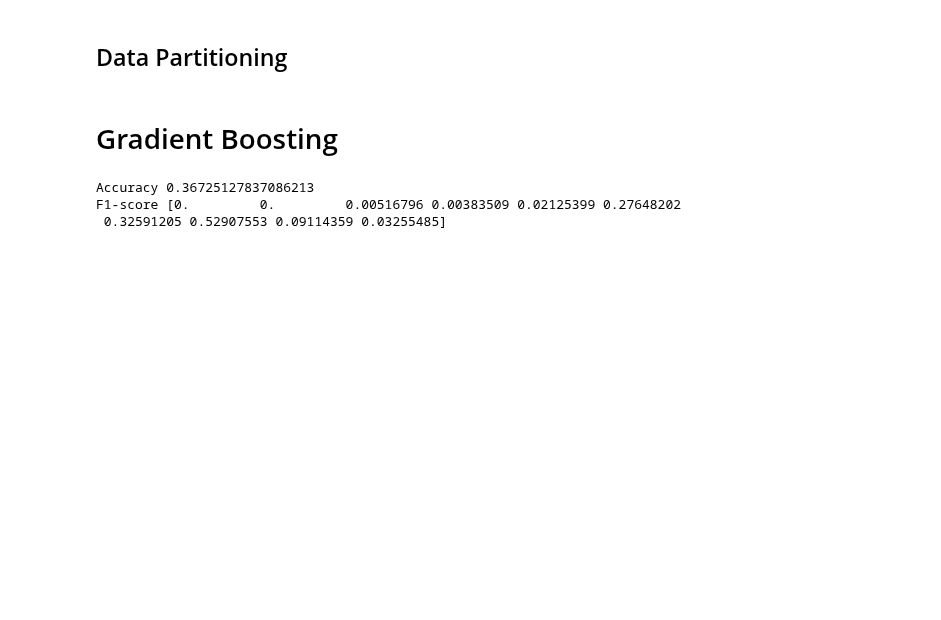
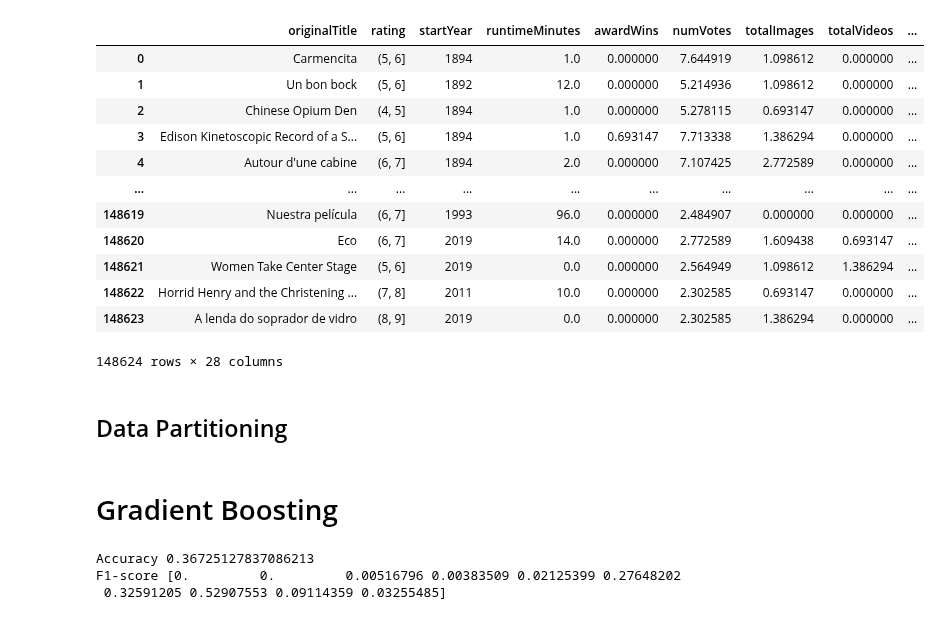
Before and after one commit to luigiascio/Data-Mining-2, a Jupyter notebook: gbm_rating.ipynb, the cells around one changed output. Saved outputs shown, nothing was run; the diff lists cells and outputs as text; code cells hidden in the pictures; blank space fills up the shorter version.

```diff
--- a/gbm_rating.ipynb
+++ b/gbm_rating.ipynb
@@ -19,6 +19,22 @@ X = df.select_dtypes(include=['number'])
 X = X.drop(['averageRating'], axis = 1)
 X = X.values
 y = np.array(df['rating'])
+# %%
+df
+# %% [output]
+|  | originalTitle | rating | startYear | runtimeMinutes | awardWins | numVotes | totalImages | totalVideos | ... |
+| 0 | Carmencita | (5, 6] | 1894 | 1.0 | 0.000000 | 7.644919 | 1.098612 | 0.000000 | ... |
+| 1 | Un bon bock | (5, 6] | 1892 | 12.0 | 0.000000 | 5.214936 | 1.098612 | 0.000000 | ... |
+| 2 | Chinese Opium Den | (4, 5] | 1894 | 1.0 | 0.000000 | 5.278115 | 0.693147 | 0.000000 | ... |
+| 3 | Edison Kinetoscopic Record of a S... | (5, 6] | 1894 | 1.0 | 0.693147 | 7.713338 | 1.386294 | 0.000000 | ... |
+| 4 | Autour d'une cabine | (6, 7] | 1894 | 2.0 | 0.000000 | 7.107425 | 2.772589 | 0.000000 | ... |
+| ... | ... | ... | ... | ... | ... | ... | ... | ... | ... |
+| 148619 | Nuestra película | (6, 7] | 1993 | 96.0 | 0.000000 | 2.484907 | 0.000000 | 0.000000 | ... |
+| 148620 | Eco | (6, 7] | 2019 | 14.0 | 0.000000 | 2.772589 | 1.609438 | 0.693147 | ... |
+| 148621 | Women Take Center Stage | (5, 6] | 2019 | 0.0 | 0.000000 | 2.564949 | 1.098612 | 1.386294 | ... |
+| 148622 | Horrid Henry and the Christening ... | (7, 8] | 2011 | 10.0 | 0.000000 | 2.302585 | 0.693147 | 0.000000 | ... |
+| 148623 | A lenda do soprador de vidro | (8, 9] | 2019 | 0.0 | 0.000000 | 2.302585 | 1.386294 | 0.000000 | ... |
+148624 rows × 28 columns
 # %% [markdown]
 ## Data Partitioning
 # %%
```
Also changed, not shown: 1 other file.
